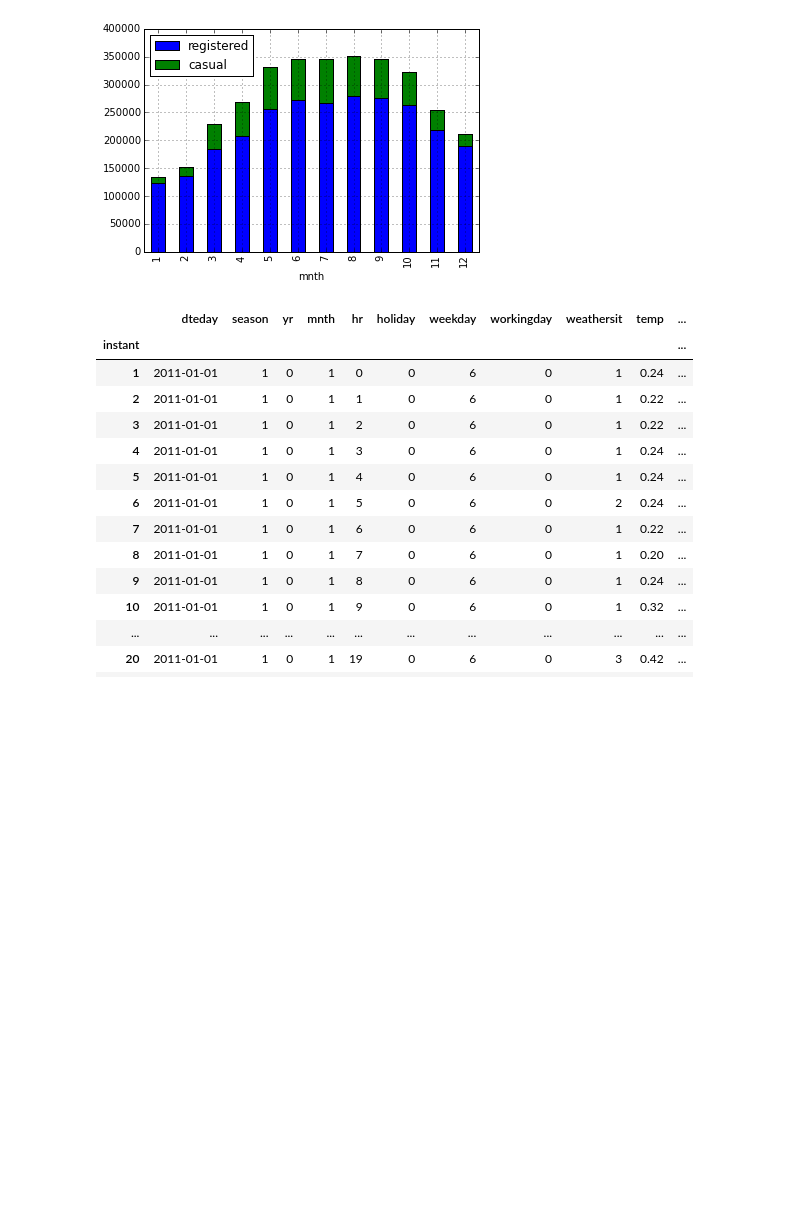
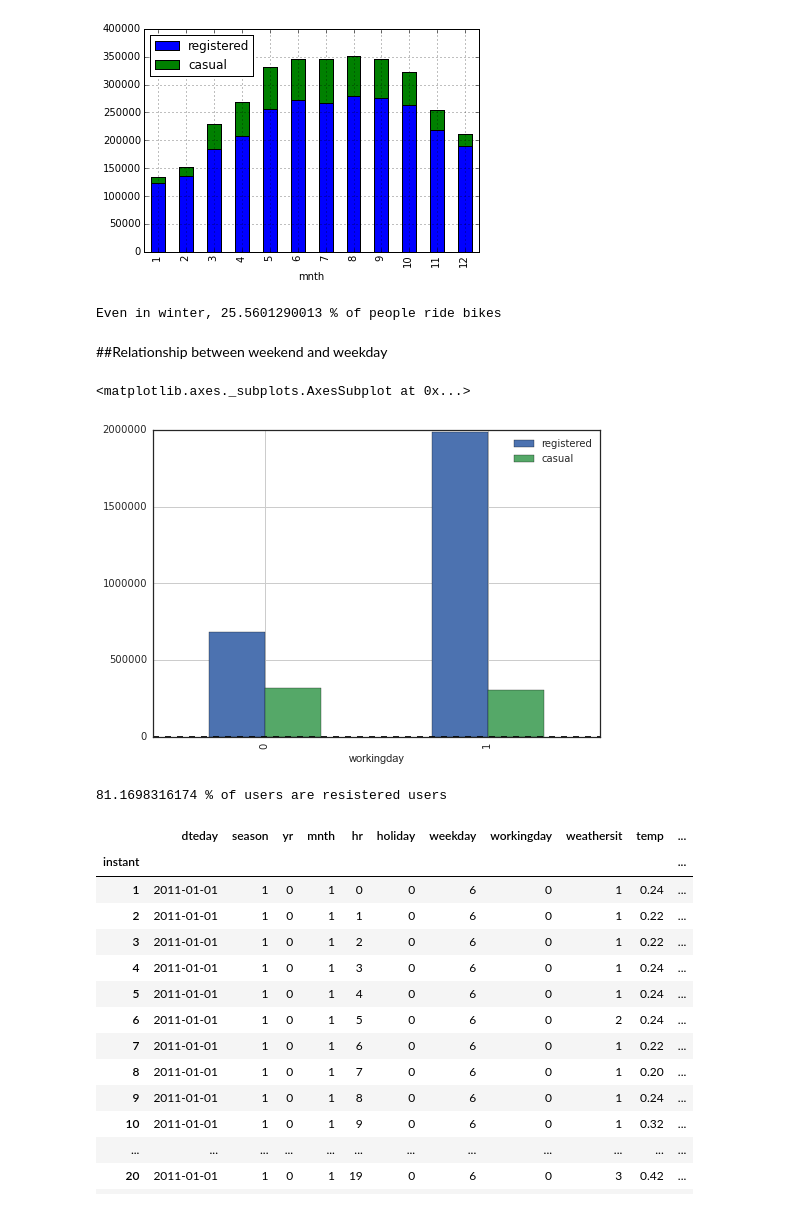
Before and after one commit to ek-ok/GA, a Jupyter notebook: hw/02_assignment.ipynb, the cells around one changed output. Drawn from its saved outputs; the diff is of its cells as text; code cells hidden in the pictures; blank space fills up the shorter version.

```diff
--- a/hw/02_assignment.ipynb
+++ b/hw/02_assignment.ipynb
@@ -119,12 +120,28 @@ df_mo[['registered', 'casual']].sum().plot(kind='bar', stacked=True)
 # %% [output]
 <matplotlib.axes._subplots.AxesSubplot at 0x...>
 [figure]
+# %%
+df_season = df.groupby('season')['cnt'].sum()
+print 'Even in winter,', int(df_season[df_season.index ==4]) / df_season.sum() * 100, '% of people ride bikes'
+# %% [output]
+Even in winter, 25.5601290013 % of people ride bikes
 # %%
 # sns.set_style('white') # sets seaborn "white" to the default matplotlib style
 # plt.figure(figsize=(8, 6), dpi=80)
 # plt.subplot(1, 1, 1)
 
 # plt.hist(df_mo[['casual', 'registered', 'cnt']].sum().unstack())
+# %% [markdown]
+##Relationship between weekend and weekday
+# %%
+df.groupby('workingday')['registered', 'casual'].sum().plot(kind='bar')
+# %% [output]
+<matplotlib.axes._subplots.AxesSubplot at 0x...>
+[figure, added]
+# %%
+print sum(df.registered) / sum(df.cnt) * 100, '% of users are resistered users'
+# %% [output]
+81.1698316174 % of users are resistered users
 # %%
 #Hourly
 df_hr = df.groupby('hr')
```
Also changed, not shown: parts of 15 cells of this notebook.
